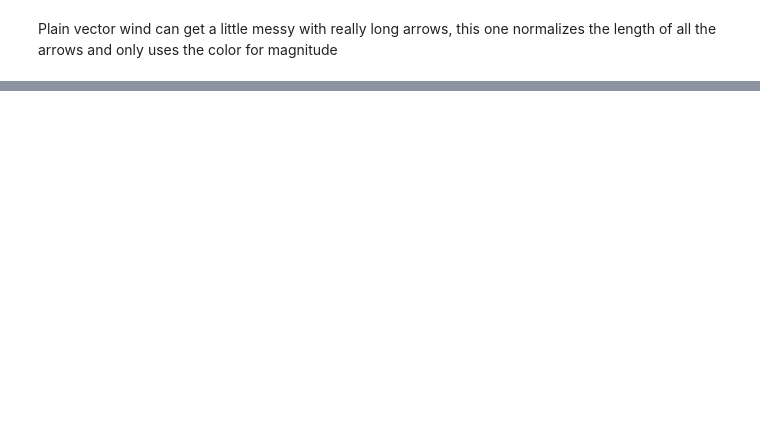
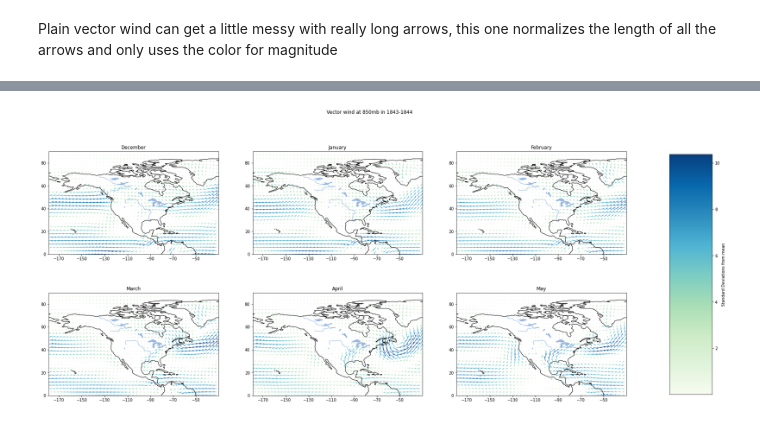
Before and after one commit to bparazin/ESS-Visualization, a Jupyter notebook: Missouri Reanalysis Absolute Visualization.ipynb, the cells around one changed output, grey strips where cells are left out. Cells and saved outputs as stored; diff of their text form; code cells hidden in the pictures; blank space fills up the shorter version.

```diff
--- a/Missouri Reanalysis Absolute Visualization.ipynb
+++ b/Missouri Reanalysis Absolute Visualization.ipynb
@@ -67,2 +68,56 @@ vis.plot_nvector_data(wind_data["lon"], wind_data["lat"], wind_data["nc_vars"]["
 # %%
 wind_data
+# %%
+#this is a terrible function I wrote late at night for 1 specific purpose. Please never use it
+
+def generate_six_month_plot_vector(fname, scalebar, title, data, datakey, start_year, end_year, focus_year, has_levels, level=0,
+                           lon_min = 0, lon_max = 359, lat_min = -90, lat_max = 90,
+                            has_scale_bounds = False, scale_min = -3, scale_max = 3):
+
+    lat1 = em.find_closest_val(lat_min, data["lat"])
+    lat2 = em.find_closest_val(lat_max, data["lat"])
+
+    mesh = None
+
+    fig, axs = plt.subplots(2,3, figsize=(30, 12), subplot_kw={'projection':ccrs.PlateCarree(central_longitude = 0)})
+    for x in range(len(axs)):
+        for y in range(len(axs[x])):
+            axs[x][y].coastlines()
+            axs[x][y].add_feature(cartopy.feature.LAKES, alpha=1)
+            axs[x][y].add_feature(cartopy.feature.RIVERS, alpha = 1)
+            axs[x][y].set_extent((lon_min, lon_max, lat_min, lat_max))
+            axs[x][y].set_xticks(data["lon"][math.ceil(lon_min / 10) * 10:lon_max][::20], crs = ccrs.PlateCarree())
+            axs[x][y].set_yticks(data["lat"][math.ceil(lat1 / 10) * 10:lat2][::20], crs = ccrs.PlateCarree())
+            axs[x][y].set_title(months[3*x+y])
+            time_data = None
+            if x + y == 0:
+                time_data = [12, focus_year-1]
+            else:
+                time_data = [3*x+y, focus_year]
+
+
+            cguide = np.hypot(data["nc_vars"]["uwnd"][3*x+y, level, lat1:lat2, lon_min:lon_max][::3,::3],
+                     data["nc_vars"]["vwnd"][3*x+y, level, lat1:lat2, lon_min:lon_max][::3,::3])
+
+            mesh = axs[x][y].quiver(data["lon"][lon_min:lon_max][::3],
+                              data["lat"][lat1:lat2][::3],
+                              data["nc_vars"]["uwnd"][3*x+y, level, lat1:lat2, lon_min:lon_max][::3,::3],
+                                    data["nc_vars"]["vwnd"][3*x+y, level, lat1:lat2, lon_min:lon_max][::3,::3], cguide,
+                                    cmap="GnBu", scale = 300)
+
+
+
+    fig.subplots_adjust(right=0.8)
+    cbar_ax = fig.add_axes([0.85, 0.15, 0.05, 0.7])
+    bar = fig.colorbar(mesh, cax=cbar_ax)
+    bar.set_label(scalebar)
+
+    fig.suptitle(title)
+
+    plt.savefig(fname)
+
+generate_six_month_plot_vector("wind 850mb.png", "Standard Deviations from mean", "Vector wind at 850mb in 1843-1844",
+                        wind_data, "soilm", 1836, 1980, 1844, has_levels=False, level = 1, lon_min = lon_start, lon_max = lon_end,
+                        lat_min = lat_start, lat_max = lat_end, has_scale_bounds = True, scale_min = 3, scale_max = 3)
+# %% [output]
+[figure, added]
```
Also changed, not shown: parts of 5 cells of this notebook, 1 other file.
